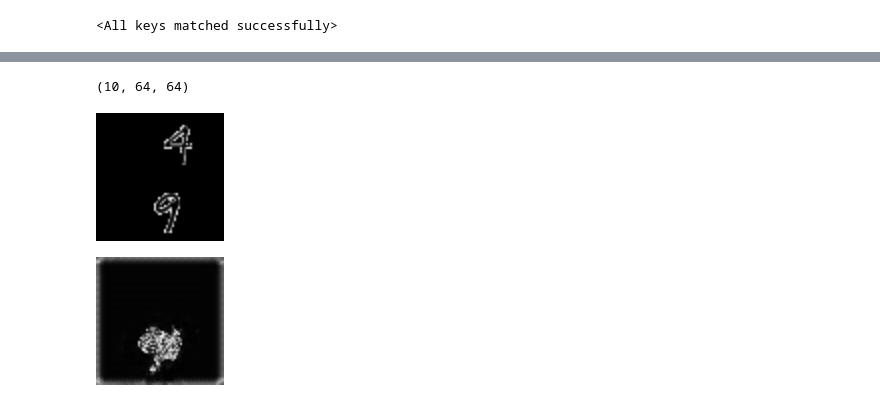
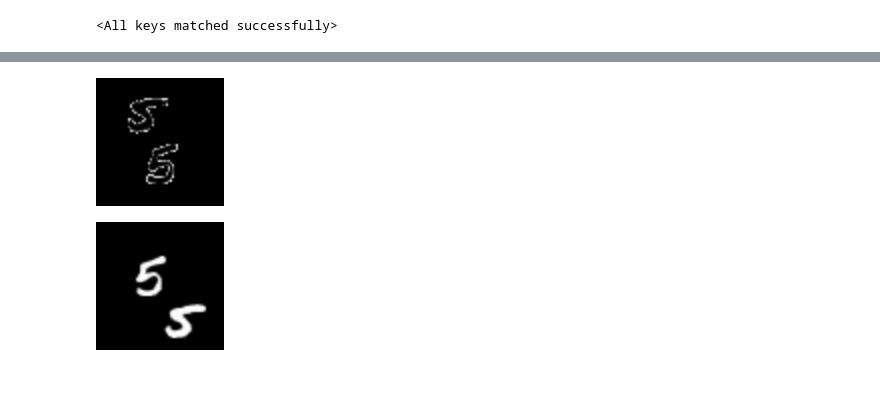
Before and after one commit to Ishushan02/Video-Generation-Flowing-MNIST, a Jupyter notebook: model-4-VQVAE.ipynb, the cells around one changed output, grey strips where cells are left out. Saved outputs shown, nothing was run; the diff lists cells and outputs as text; code cells hidden in the pictures.

```diff
--- a/model-4-VQVAE.ipynb
+++ b/model-4-VQVAE.ipynb
@@ -722,7 +720,6 @@ def visualizeData(sequence):
     display(IPyImage(data=buffer.getvalue(), width=128, height=128))
 # %%
 def predict_next10_sequences(initial_10_frames, modelA, modelB, time_seq_generation = 10):
-    initial_10_frames = data[50][:10]
 
     encodings = []
     for each_frame in initial_10_frames:
@@ -758,7 +755,7 @@ def predict_next10_sequences(initial_10_frames, modelA, modelB, time_seq_generat
         decode_input = decode_input.permute(0, 3, 1, 2).contiguous()
         with torch.no_grad():
             recon_image = modelA.decodeImage(decode_input)
-        x = (recon_image * 255.0).squeeze().squeeze().detach().numpy()
+        x = (recon_image).squeeze().squeeze().detach().numpy()
         sequences.append(x)
 
     return sequences
@@ -799,9 +772,9 @@ visualizeData(sequences)
-# %%
-a = data[50, :10].squeeze().numpy()
-print(a.shape)
-visualizeData(a)
-visualizeData(sequences)
-# %% [output]
-(10, 64, 64)
-[figure, removed]
-[figure, removed]
+# %%
+a = data[200, :10].squeeze().numpy()
+seq = predict_next10_sequences(data[200, :10], modelA, modelB, time_seq_generation = 10)
+
+visualizeData(a)
+visualizeData(seq)
+# %% [output]
+[figure, added]
+[figure, added]
```
Also changed, not shown: parts of 9 cells of this notebook, 4 other files.
